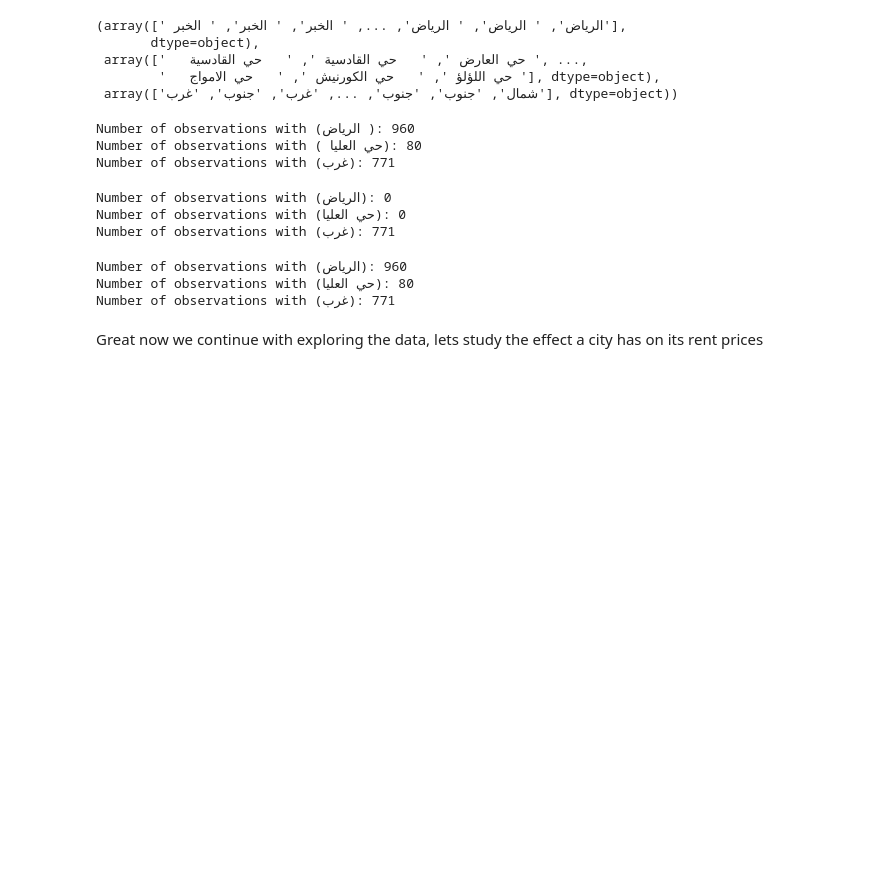
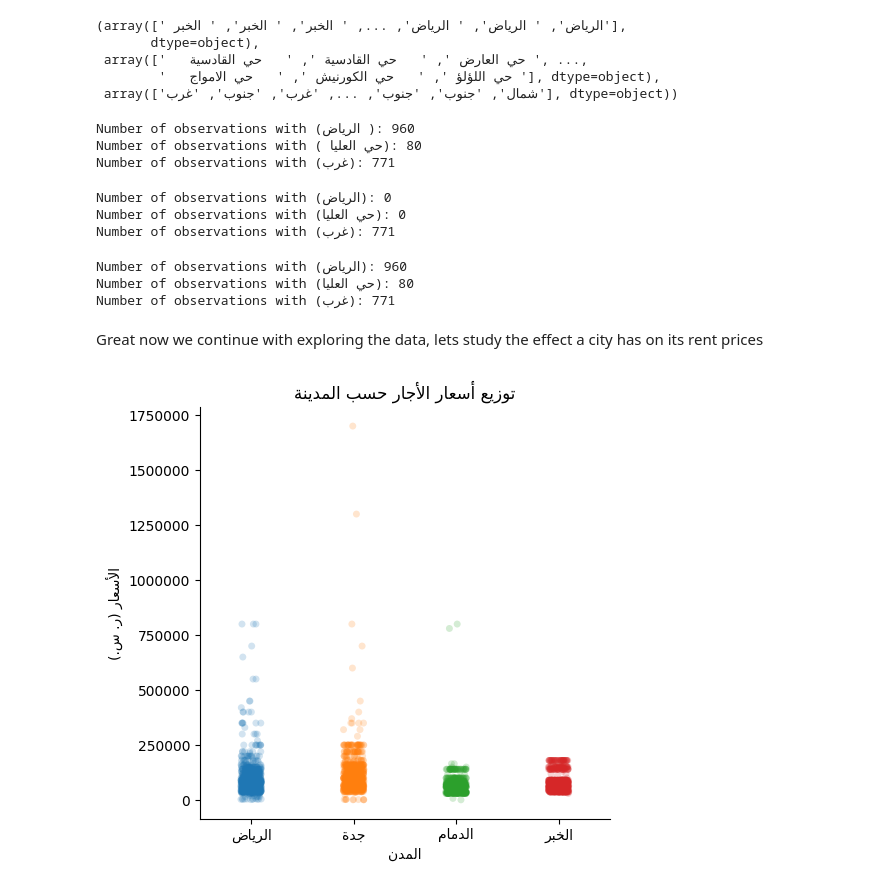
Before and after one commit to Turkinass/Aqar_Real_Estate_EDA, a Jupyter notebook: eda_raw.ipynb, the cells around one changed output. Saved outputs shown, nothing was run; the diff lists cells and outputs as text; code cells hidden in the pictures; blank space fills up the shorter version.

```diff
--- a/eda_raw.ipynb
+++ b/eda_raw.ipynb
@@ -145,3 +200,12 @@ def plot_arabic(labelsSeries: pd.Series):
         return result[0]
     else:
         return result
+# %%
+# catplot
+sns.catplot(y="price", x=plot_arabic(data["city"]), data=data, alpha=0.2)
+plt.ylabel(plot_arabic(pd.Series("الأسعار (ر. س.)")))
+plt.xlabel(plot_arabic(pd.Series("المدن")))
+plt.title(plot_arabic(pd.Series("توزيع أسعار الأجار حسب المدينة")))
+plt.ticklabel_format(style='plain', axis='y')
+# %% [output]
+[figure, added]
```
Also changed, not shown: parts of 13 cells of this notebook, 3 other files.
